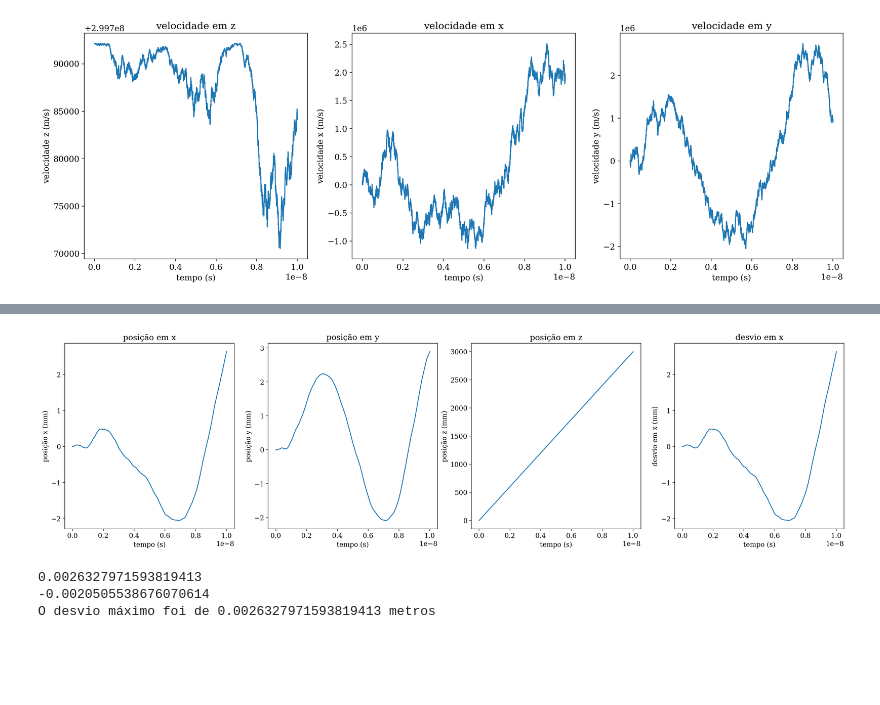
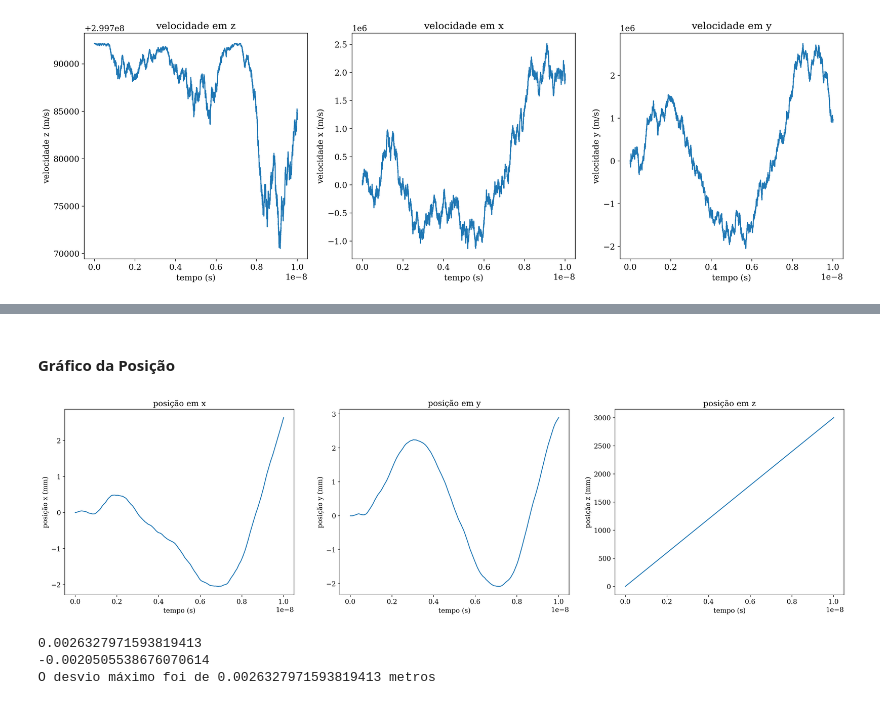
Before and after one commit to arthu0404/Simulacao-da-Correcao-do-Feixe-de-Eletrons, a Jupyter notebook: Simulacao do Feixe.ipynb, the cells around one changed output, grey strips where cells are left out. Saved outputs shown, nothing was run; the diff lists cells and outputs as text; code cells hidden in the pictures; blank space fills up the shorter version.

```diff
--- a/Simulacao do Feixe.ipynb
+++ b/Simulacao do Feixe.ipynb
@@ -237,46 +241,42 @@ plt.show()
 - Controle: Com base no desvio detectado no passado, ajustamos a corrente (o Gradiente $G$) do eletroímã.
 
 - Força de Lorentz: Aplicamos a força magnética baseada nesse gradiente na posição atual do elétron. O campo de um quadripolo ideal é geralmente $\vec{B} = G \cdot (y \hat{i} + x \hat{j}, 0)$. -->
+# %% [markdown]
+#### **Gráfico da Posição**
 # %%
 tempo = eletron.t
 velocidade_x = eletron.vel[:, 0]
 velocidade_y = eletron.vel[:, 1]
 velocidade_z = eletron.vel[:, 2]
 posicao_x = eletron.pos[:, 0]
 posicao_y = eletron.pos[:, 1]
 posicao_z = eletron.pos[:,   2]
 desvio_x = posicao_x - parametros["x0"]
 
 fig = plt.figure(figsize=(25, 6), dpi=200)
-gs = gridspec.GridSpec(1, 4, figure=fig)
+gs = gridspec.GridSpec(1, 3, figure=fig)
 
 ax1 = fig.add_subplot(gs[0, 0])
 ax1.plot(tempo, posicao_x * 1000)
 ax1.set_ylabel("posição x (mm)")
 ax1.set_xlabel("tempo (s)")
 ax1.set_title("posição em x")
 
 ax3 = fig.add_subplot(gs[0, 1])
 ax3.plot(tempo, posicao_y * 1000)
 ax3.set_ylabel("posição y (mm)")
 ax3.set_xlabel("tempo (s)")
 ax3.set_title("posição em y")
 
 ax4 = fig.add_subplot(gs[0, 2])
 ax4.plot(tempo, posicao_z * 1000)
 ax4.set_ylabel("posição z (mm)")
 ax4.set_xlabel("tempo (s)")
 ax4.set_title("posição em z")
 
-ax5 = fig.add_subplot(gs[0, 3])
-ax5.plot(tempo, desvio_x * 1000)
-ax5.set_ylabel("desvio em x (mm)")
-ax5.set_xlabel("tempo (s)")
-ax5.set_title("desvio em x")
-
 plt.show()
 # %% [output]
-[figure, old version]
+[figure, new version]
 # %%
 posicao_x = eletron.pos[:, 0]
 desvios = abs(posicao_x - parametros["x0"])
```
Also changed, not shown: parts of 8 cells of this notebook.
